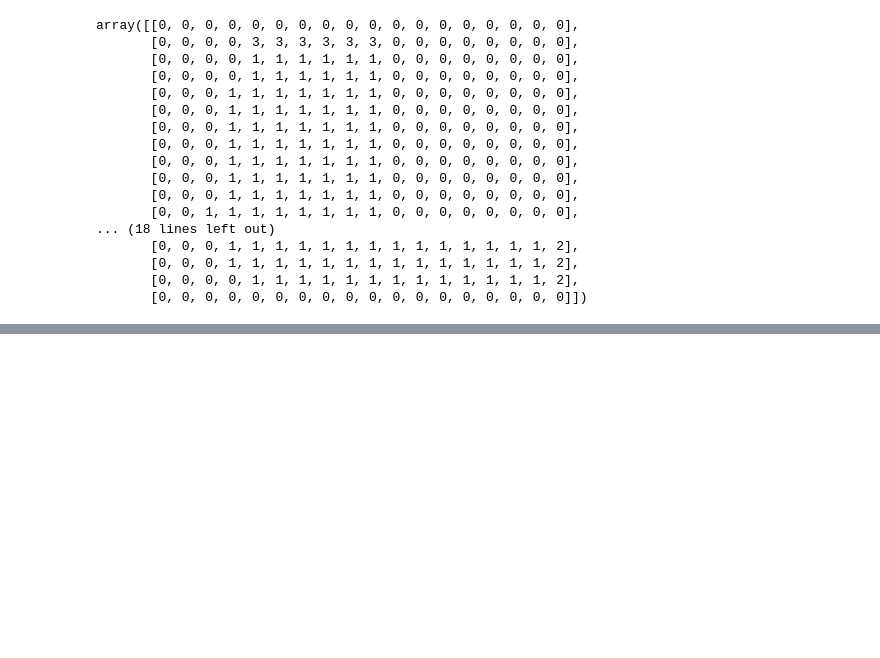
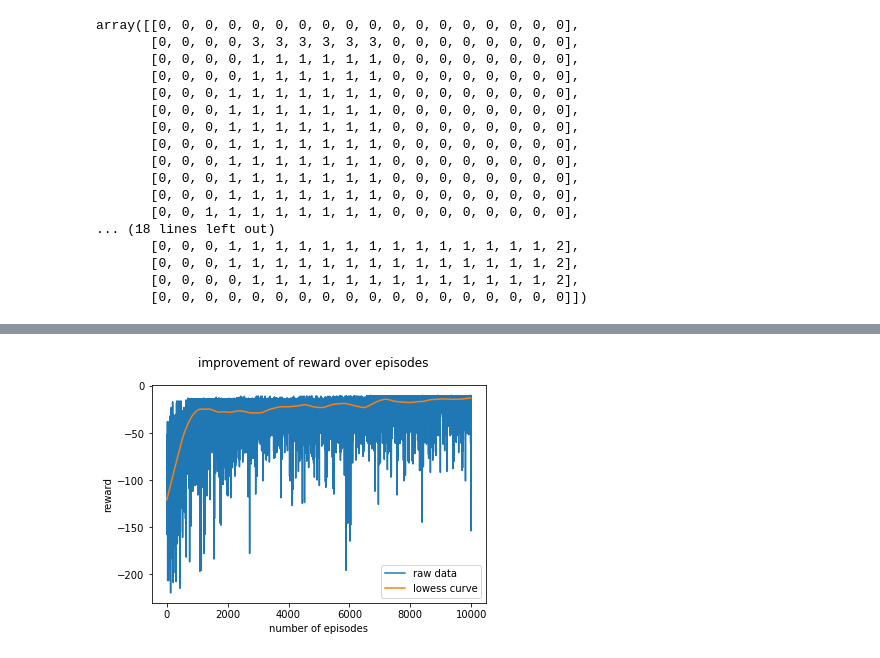
Before and after one commit to bikestra/suttonbarto, a Jupyter notebook: exercise5_4.ipynb, the cells around one changed output, grey strips where cells are left out. Saved outputs shown, nothing was run; the diff lists cells and outputs as text; code cells hidden in the pictures; blank space fills up the shorter version.

```diff
--- a/exercise5_4.ipynb
+++ b/exercise5_4.ipynb
@@ -99,0 +317,15 @@ start_xs, start_ys
+# %%
+from statsmodels.nonparametric.smoothers_lowess import lowess
+# python implementation
+xs = list(range(0, len(total_reward_list), 20))
+shorter_list = [total_reward_list[idx] for idx in xs]
+ys = lowess(shorter_list, xs, frac=0.1)[:,1]
+plt.plot(total_reward_list, label='raw data')
+plt.plot(xs, ys, label='lowess curve')
+plt.xlabel('number of episodes')
+plt.ylabel('reward')
+plt.suptitle('improvement of reward over episodes')
+plt.legend()
+plt.show()
+# %% [output]
+[figure, added]
```
Also changed, not shown: parts of 23 cells of this notebook.
